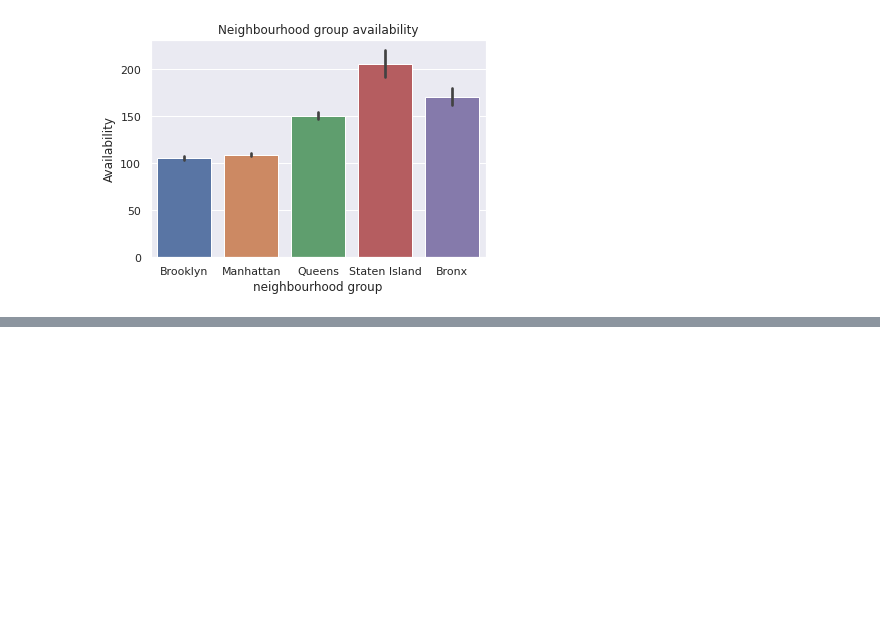
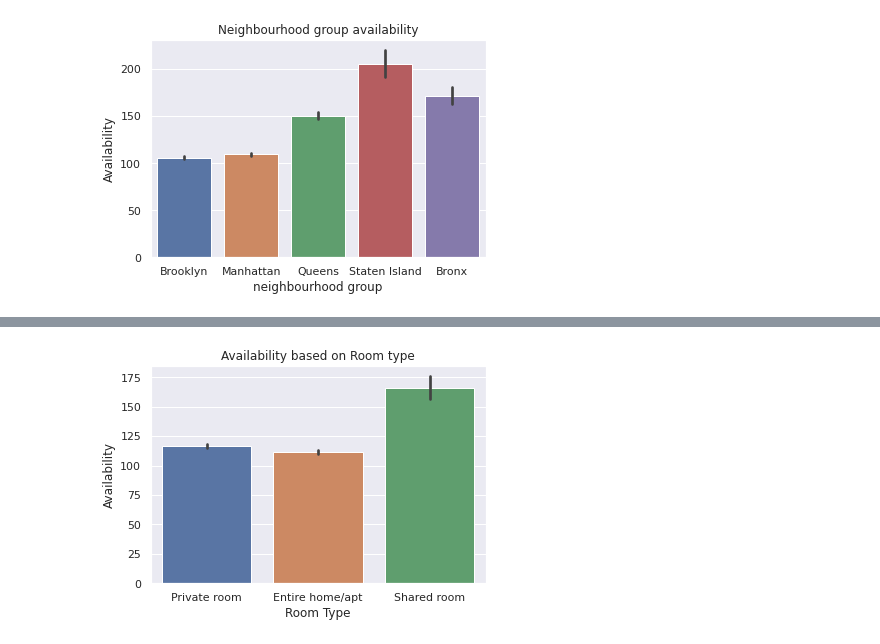
Before and after one commit to Manass20/Airbnb-Booking-Analisys, a Jupyter notebook: Airbnb_Bookings_Analysis_Capstone_Project_Manas_Ranjan_Behera.ipynb, the cells around one changed output, grey strips where cells are left out. Saved outputs shown, nothing was run; the diff lists cells and outputs as text; code cells hidden in the pictures; blank space fills up the shorter version.

```diff
--- a/Airbnb_Bookings_Analysis_Capstone_Project_Manas_Ranjan_Behera.ipynb
+++ b/Airbnb_Bookings_Analysis_Capstone_Project_Manas_Ranjan_Behera.ipynb
@@ -393,0 +450,10 @@ plt.show()
+# %%
+#Bar plot of Availability based on Room type
+plt.figure(figsize=(6,4))
+sns.barplot(x='room_type', y='availability_365', data=cdf)
+plt.title('Availability based on Room type')
+plt.ylabel('Availability')
+plt.xlabel('Room Type')
+plt.show()
+# %% [output]
+[figure, added]
```
Also changed, not shown: parts of 10 cells of this notebook.
